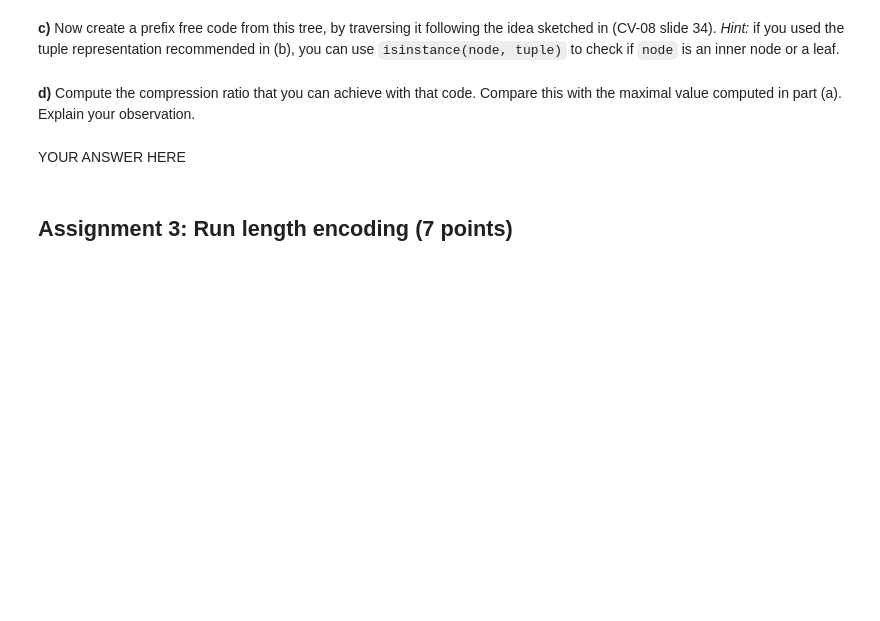
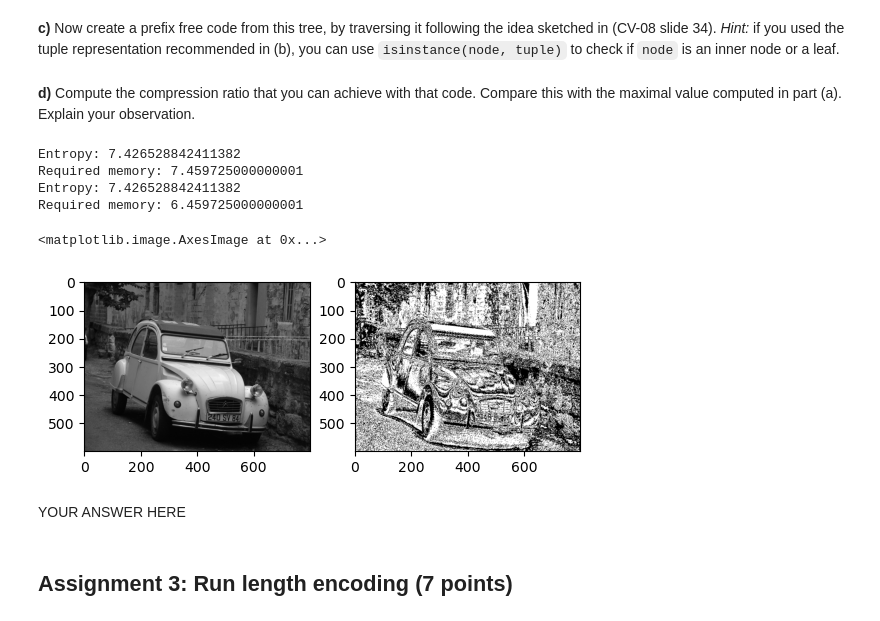
Before and after one commit to Moorboor/ComputerVision, a Jupyter notebook: Homeworks/7/sheet07.ipynb, the cells around one changed output. Drawn from its saved outputs; the diff is of its cells as text; code cells hidden in the pictures; blank space fills up the shorter version.

Commit message:
Huffman Coding full :D

```diff
--- a/Homeworks/7/sheet07.ipynb
+++ b/Homeworks/7/sheet07.ipynb
@@ -117,12 +121,80 @@ for i, code in enumerate(codes):
 # %% [markdown]
 **d)** Compute the compression ratio that you can achieve with that code. Compare this with the maximal value computed in part (a). Explain your observation.
 # %%
-acc = 0
-for value, code in enumerate(codes):
-    # YOUR CODE HERE
-    raise NotImplementedError()
+def entropy(frame):
+    '''
+    Returns the entropy of a frame (0 to 8).
+    '''
+    hist, _ = np.histogram(frame, range(256))
+    prob = hist/frame.size
+    return -(prob * np.log2(prob + 1e-8)).sum()
 
-print("{:.2f} bits per pixel".format(acc))
+
+
+def huffman_coding(frame, i_max=255):
+    '''
+    Performs Huffman coding. Iteratively merges least likely gray values until
+    termination condition met. Then, huffman 'code' is calculated and the least 'required memory'
+    according to huffman coding.
+    '''
+    frame_new = np.array(frame.copy(), dtype=int)
+    order = []
+    for _ in range(i_max):
+        hist, _ = np.histogram(frame_new, np.arange(257))
+        if len(set(hist)) == 2: # break if only visited values last value remain
+            break
+        hist[hist==0] = frame.size
+        min_gray_val = np.argmin(hist)
+        hist[hist==np.min(hist)] =  frame.size
+        next_min_gray_val = np.argmin(hist)
+        frame_new = np.where(frame_new==min_gray_val, next_min_gray_val, frame_new)
+        order.append((min_gray_val, next_min_gray_val))
+
+    code = {i: "" for i in range(256)}
+
+    for min_gray_val, next_min_gray_val in reversed(order):
+        # print("min", min_gray_val)
+        # print("next_min", next_min_gray_val)
+        code[min_gray_val] = code[next_min_gray_val] + "0"
+        code[next_min_gray_val] = code[next_min_gray_val] + "1"
+        # for k, val in code.items():
+        #     if val=="":
+        #         continue
+        #     print(k,val)
+        # print("\n")
+
+    required_memory = 0
+    hist, _ = np.histogram(frame, np.arange(257))
+    prob = hist/frame.size
+
+    for i, x in enumerate(prob):
+        bit_code = code[i]
+        # print(bit_code)
+        # print(f"{x}")
+        required_memory += len(bit_code)*x
+
+    print(f"Entropy: {entropy(frame)}")
+    print(f"Required memory: {required_memory}")
+
+    return frame_new, code
+
+img = Image.open(os.path.join(os.path.abspath(""), "images", "images", "dolly.png"))
+img = np.array(img)
+huff, code = huffman_coding(frame=img)
+# huff = cv2.erode(np.array(huff, dtype="uint8"), np.ones(9).reshape(3,3))
+# huff = local_operator(frame=huff.reshape(*img.shape, 1), kernel_size=(3,3), function=lambda x: x.min())
+# huff = cv2.filter2D(np.array(huff, dtype="uint8").reshape(*img.shape, 1), kernel=np.ones(25).reshape(5,5)/25, ddepth=-1)
+
+fig, axes = plt.subplots(1,2)
+axes[0].imshow(img, cmap="gray")
+axes[1].imshow(huffman_coding(img, i_max=252)[0], cmap="gray")
+# %% [output]
+Entropy: 7.426528842411382
+Required memory: 7.459725000000001
+Entropy: 7.426528842411382
+Required memory: 6.459725000000001
+<matplotlib.image.AxesImage at 0x...>
+[figure, added]
 # %% [markdown]
 YOUR ANSWER HERE
 # %% [markdown]
```
Also changed, not shown: parts of 1 cell of this notebook, 1 other file.
